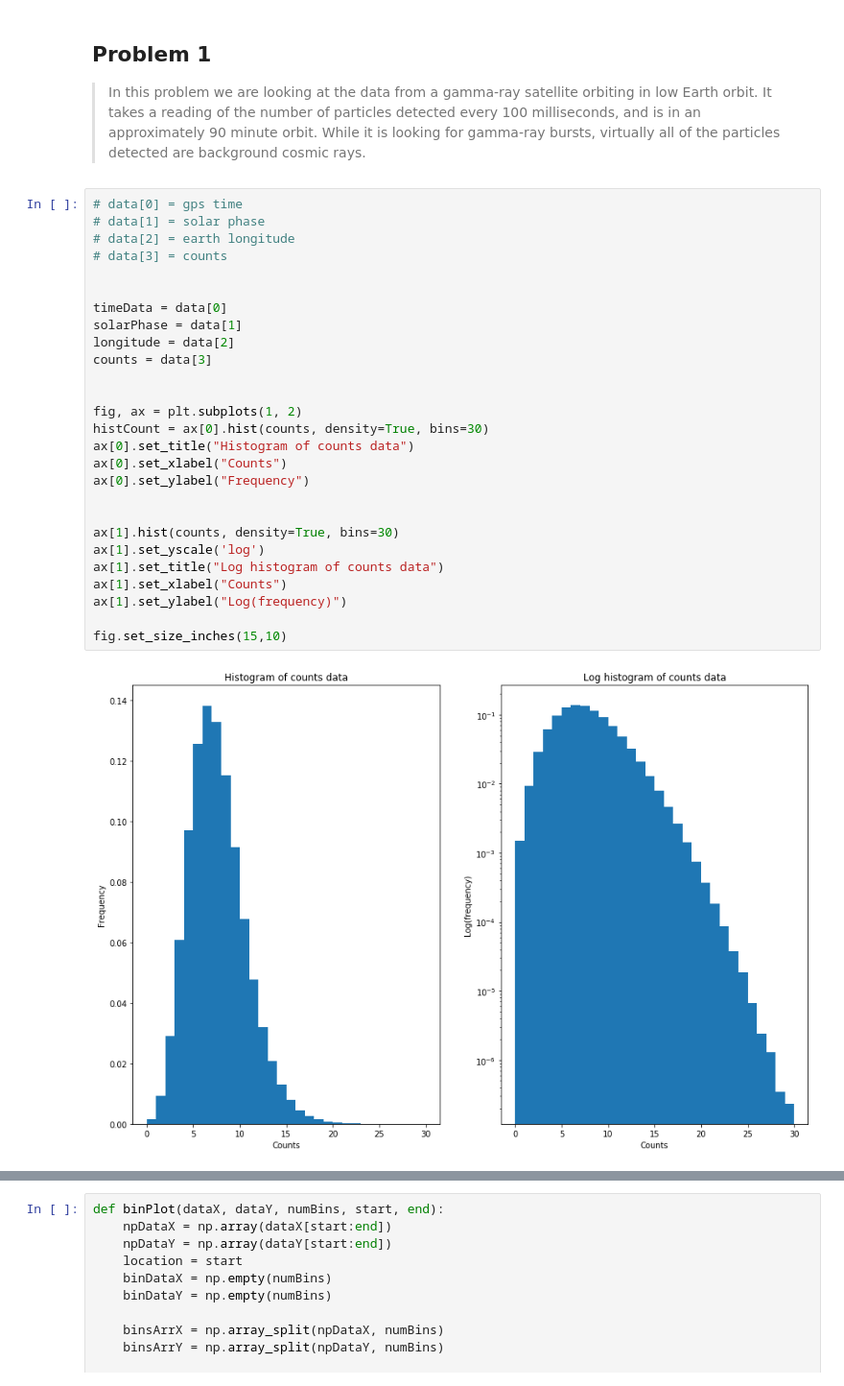
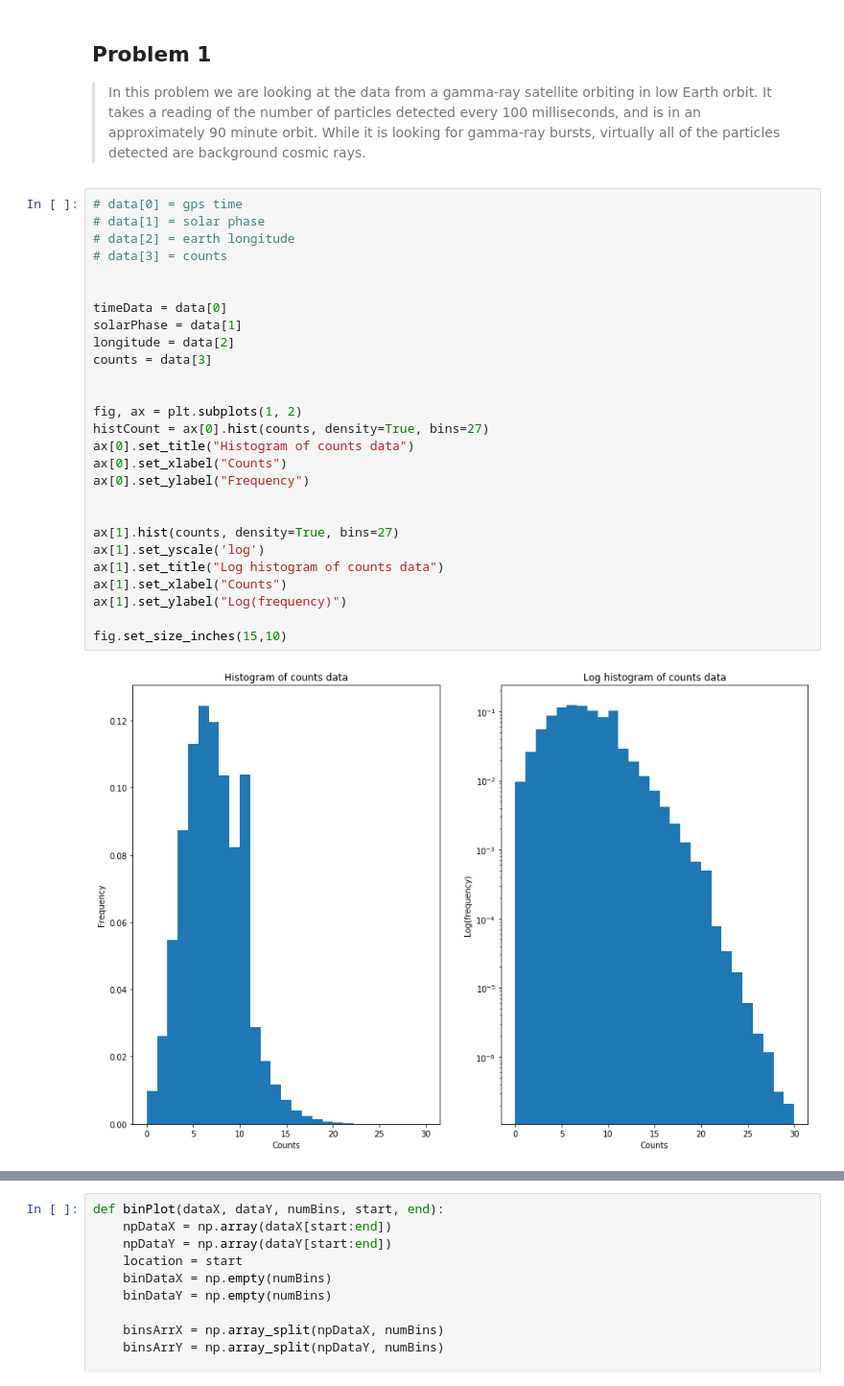
Before and after one commit to nsyochum/Physics-434, a Jupyter notebook: Lab_4/Lab_4.ipynb, the cells around one changed output, grey strips where cells are left out. Shown at 96% size. Saved outputs shown, nothing was run; the diff lists cells and outputs as text.

```diff
--- a/Lab_4/Lab_4.ipynb
+++ b/Lab_4/Lab_4.ipynb
@@ -29,30 +29,30 @@ hf.close()
 # %%
 # data[0] = gps time
 # data[1] = solar phase
 # data[2] = earth longitude
 # data[3] = counts
 
 
 timeData = data[0]
 solarPhase = data[1]
 longitude = data[2]
 counts = data[3]
 
 
 fig, ax = plt.subplots(1, 2)
-histCount = ax[0].hist(counts, density=True, bins=30)
+histCount = ax[0].hist(counts, density=True, bins=27)
 ax[0].set_title("Histogram of counts data")
 ax[0].set_xlabel("Counts")
 ax[0].set_ylabel("Frequency")
 
 
-ax[1].hist(counts, density=True, bins=30)
+ax[1].hist(counts, density=True, bins=27)
 ax[1].set_yscale('log')
 ax[1].set_title("Log histogram of counts data")
 ax[1].set_xlabel("Counts")
 ax[1].set_ylabel("Log(frequency)")
 
 fig.set_size_inches(15,10)
 # %% [output]
-[figure, old version]
+[figure, new version]
 # %% [markdown]
```
Also changed, not shown: parts of 9 cells of this notebook, 1 other file.
